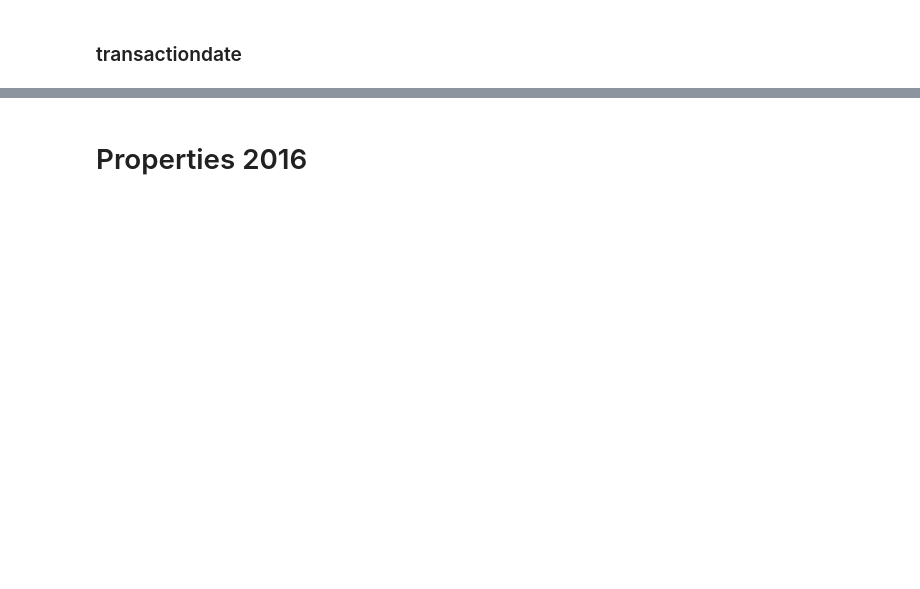
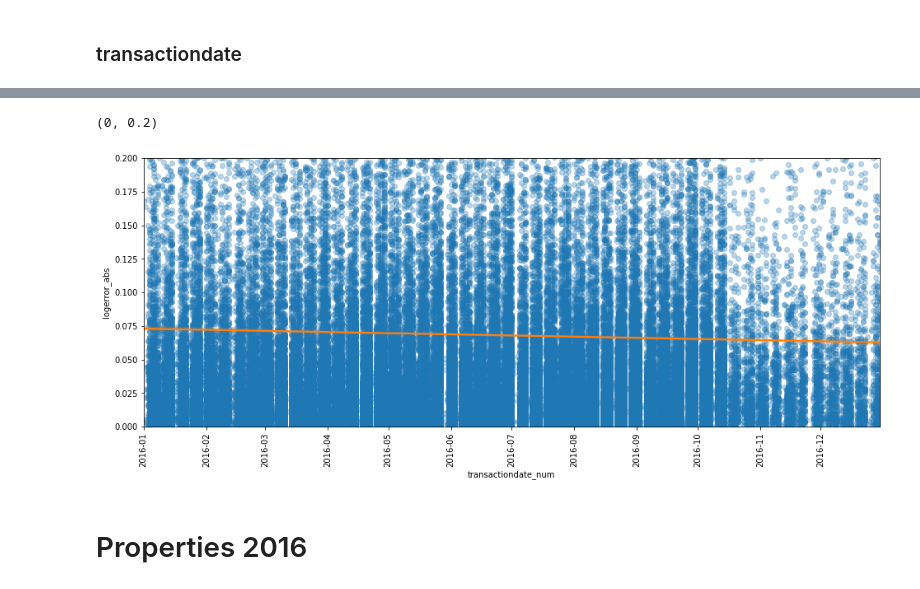
Before and after one commit to schiller/kaggle_zillow_prize, a Jupyter notebook: notebooks/EDA.ipynb, the cells around one changed output, grey strips where cells are left out. Cells and saved outputs as stored; diff of their text form; code cells hidden in the pictures; blank space fills up the shorter version.

```diff
--- a/notebooks/EDA.ipynb
+++ b/notebooks/EDA.ipynb
@@ -64,3 +104,21 @@ ax.xaxis.set_major_formatter(mdates.AutoDateFormatter(locator))
+# %%
+train_df['logerror_abs'] = train_df['logerror'].abs()
+
+ax = sns.regplot(x='transactiondate_num',
+                 y='logerror_abs',
+                 data=train_df,
+                 scatter_kws={'alpha':0.3},
+                 line_kws={'color':sns.color_palette()[1]})
+plt.xticks(rotation=90)
+locator = mdates.MonthLocator()
+ax.xaxis.set_major_locator(locator)
+ax.xaxis.set_major_formatter(mdates.AutoDateFormatter(locator))
+ax.set_xlim(np.percentile(train_df['transactiondate_num'], 0),
+            np.percentile(train_df['transactiondate_num'], 100))
+ax.set_ylim(0, .2)
+# %% [output]
+(0, 0.2)
+[figure, added]
 # %% [markdown]
 # Properties 2016
 # %%
```
Also changed, not shown: parts of 19 cells of this notebook, 2 other files.
